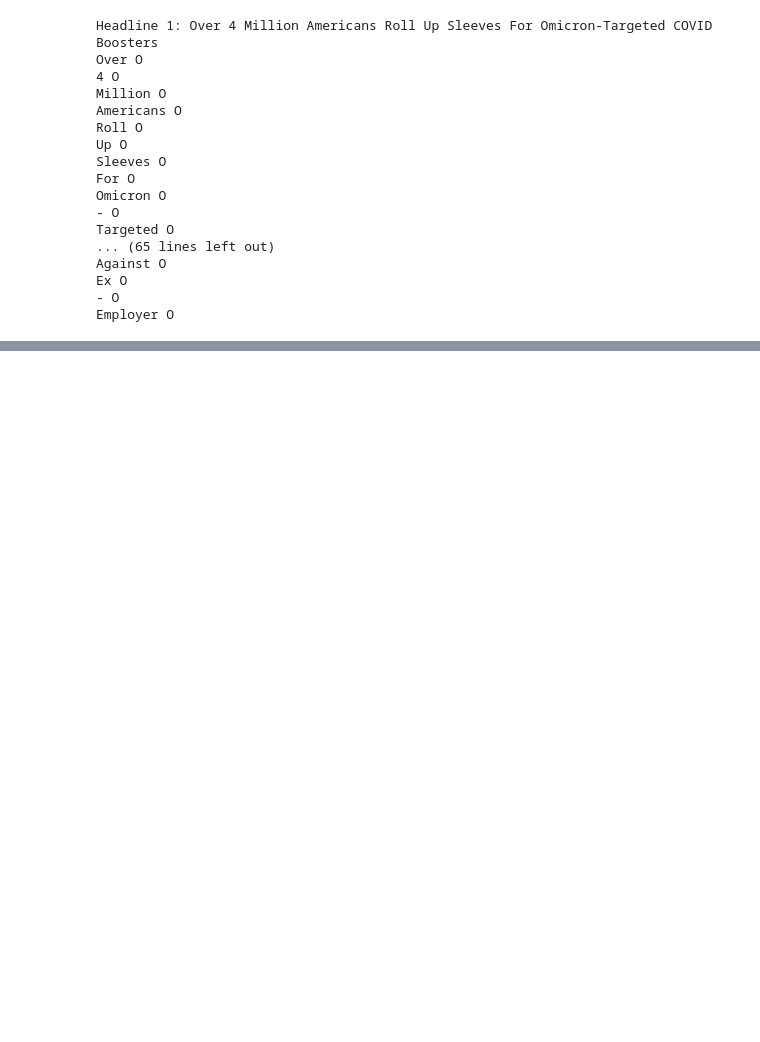
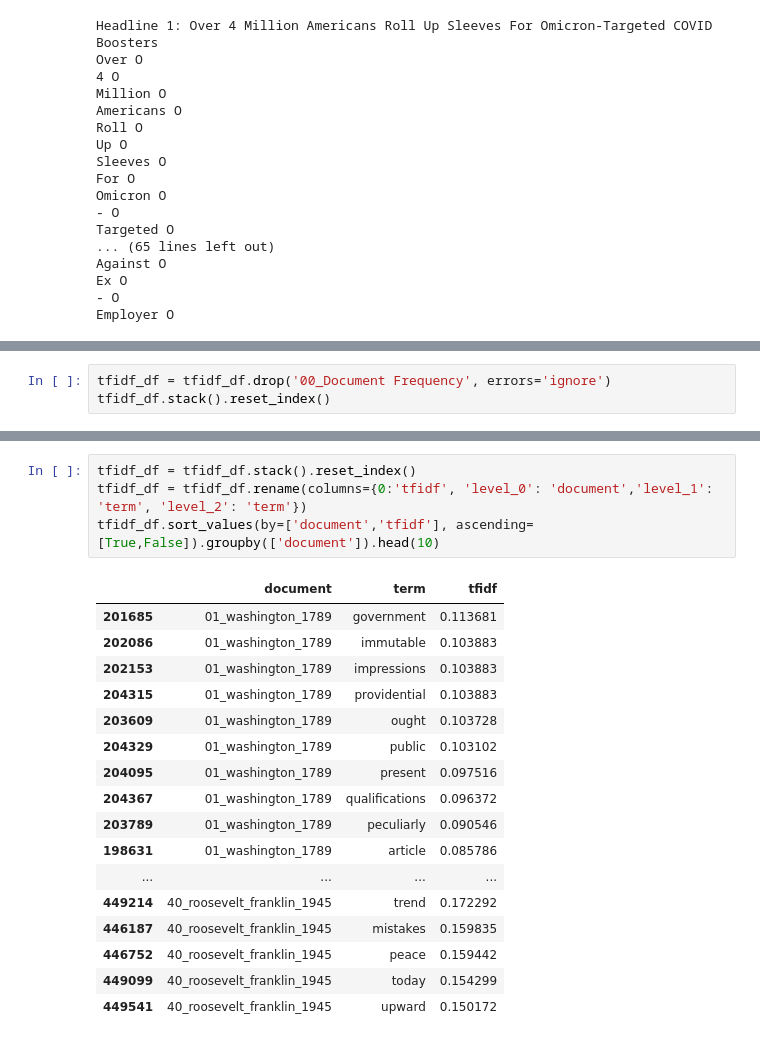
Before and after one commit to daniel-mehta/Natural-Language-Processing, a Jupyter notebook: Assignments/Assignment 03/Daniel_Mehta.ipynb, the cells around one changed output, grey strips where cells are left out. Drawn from its saved outputs; the diff is of its cells as text; blank space fills up the shorter version.

```diff
--- a/Assignments/Assignment 03/Daniel_Mehta.ipynb
+++ b/Assignments/Assignment 03/Daniel_Mehta.ipynb
@@ -180,0 +273,3 @@ Employer O
+# %%
+tfidf_df = tfidf_df.drop('00_Document Frequency', errors='ignore')
+tfidf_df.stack().reset_index()
@@ -180,0 +290,22 @@ Employer O
+# %%
+tfidf_df = tfidf_df.stack().reset_index()
+tfidf_df = tfidf_df.rename(columns={0:'tfidf', 'level_0': 'document','level_1': 'term', 'level_2': 'term'})
+tfidf_df.sort_values(by=['document','tfidf'], ascending=[True,False]).groupby(['document']).head(10)
+# %% [output]
+|  | document | term | tfidf |
+| 201685 | 01_washington_1789 | government | 0.113681 |
+| 202086 | 01_washington_1789 | immutable | 0.103883 |
+| 202153 | 01_washington_1789 | impressions | 0.103883 |
+| 204315 | 01_washington_1789 | providential | 0.103883 |
+| 203609 | 01_washington_1789 | ought | 0.103728 |
+| 204329 | 01_washington_1789 | public | 0.103102 |
+| 204095 | 01_washington_1789 | present | 0.097516 |
+| 204367 | 01_washington_1789 | qualifications | 0.096372 |
+| 203789 | 01_washington_1789 | peculiarly | 0.090546 |
+| 198631 | 01_washington_1789 | article | 0.085786 |
+| ... | ... | ... | ... |
+| 449214 | 40_roosevelt_franklin_1945 | trend | 0.172292 |
+| 446187 | 40_roosevelt_franklin_1945 | mistakes | 0.159835 |
+| 446752 | 40_roosevelt_franklin_1945 | peace | 0.159442 |
+| 449099 | 40_roosevelt_franklin_1945 | today | 0.154299 |
+| 449541 | 40_roosevelt_franklin_1945 | upward | 0.150172 |
```
Also changed, not shown: parts of 13 cells of this notebook.
